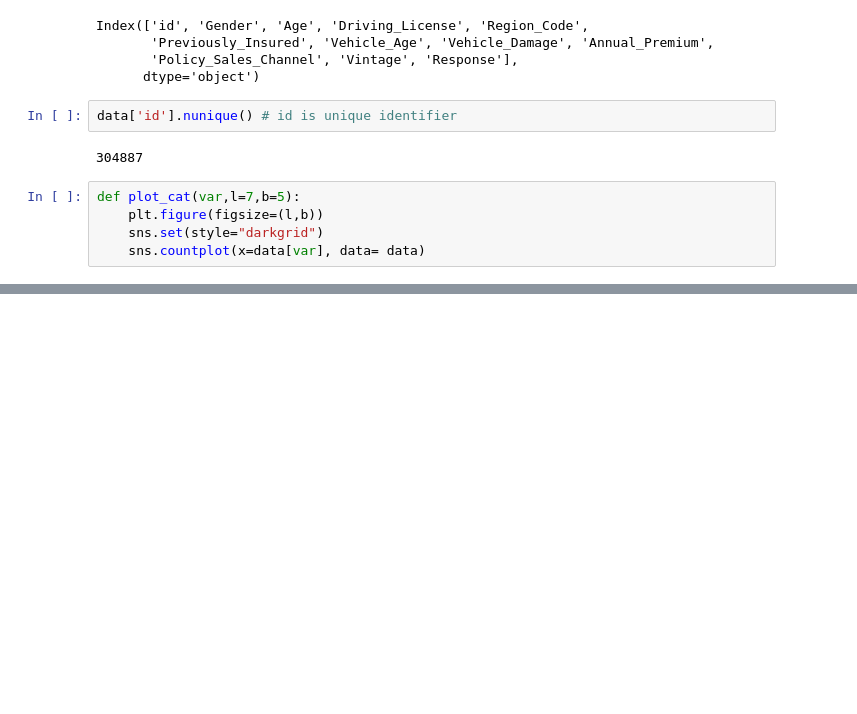
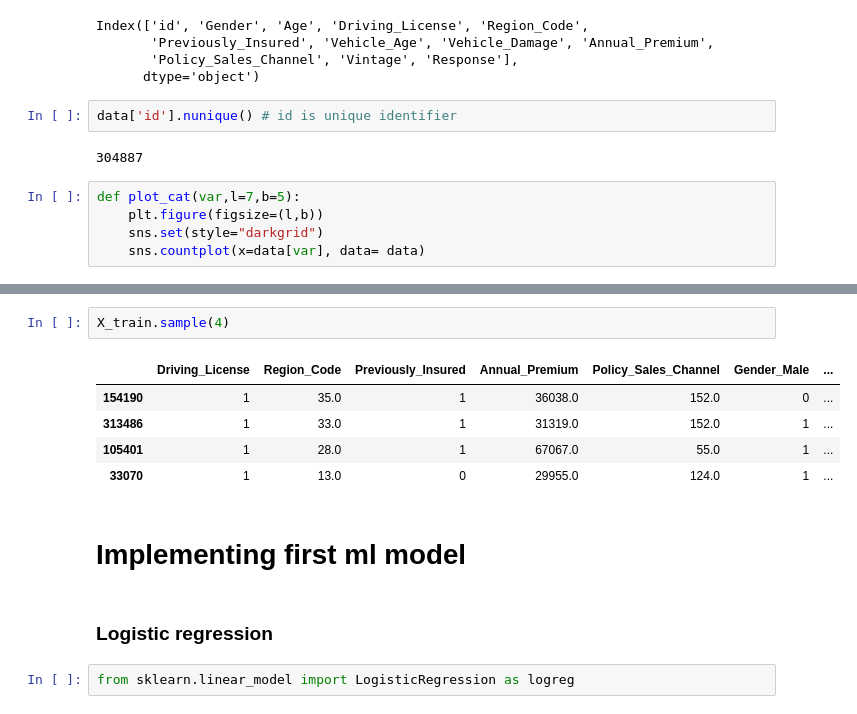
Before and after one commit to r-pant/data-hacks, a Jupyter notebook: Cross-sell prediction/abc.ipynb, the cells around one changed output, grey strips where cells are left out. Saved outputs shown, nothing was run; the diff lists cells and outputs as text; blank space fills up the shorter version.

```diff
--- a/Cross-sell prediction/abc.ipynb
+++ b/Cross-sell prediction/abc.ipynb
@@ -145,0 +273,14 @@ plot_cat('Region_Code',20,5)
+# %%
+X_train.sample(4)
+# %% [output]
+|  | Driving_License | Region_Code | Previously_Insured | Annual_Premium | Policy_Sales_Channel | Gender_Male | ... |
+| 154190 | 1 | 35.0 | 1 | 36038.0 | 152.0 | 0 | ... |
+| 313486 | 1 | 33.0 | 1 | 31319.0 | 152.0 | 1 | ... |
+| 105401 | 1 | 28.0 | 1 | 67067.0 | 55.0 | 1 | ... |
+| 33070 | 1 | 13.0 | 0 | 29955.0 | 124.0 | 1 | ... |
+# %% [markdown]
+# Implementing first ml model
+# %% [markdown]
+### Logistic regression
+# %%
+from sklearn.linear_model import LogisticRegression as logreg
```
Also changed, not shown: parts of 97 cells of this notebook, 1 other file.
